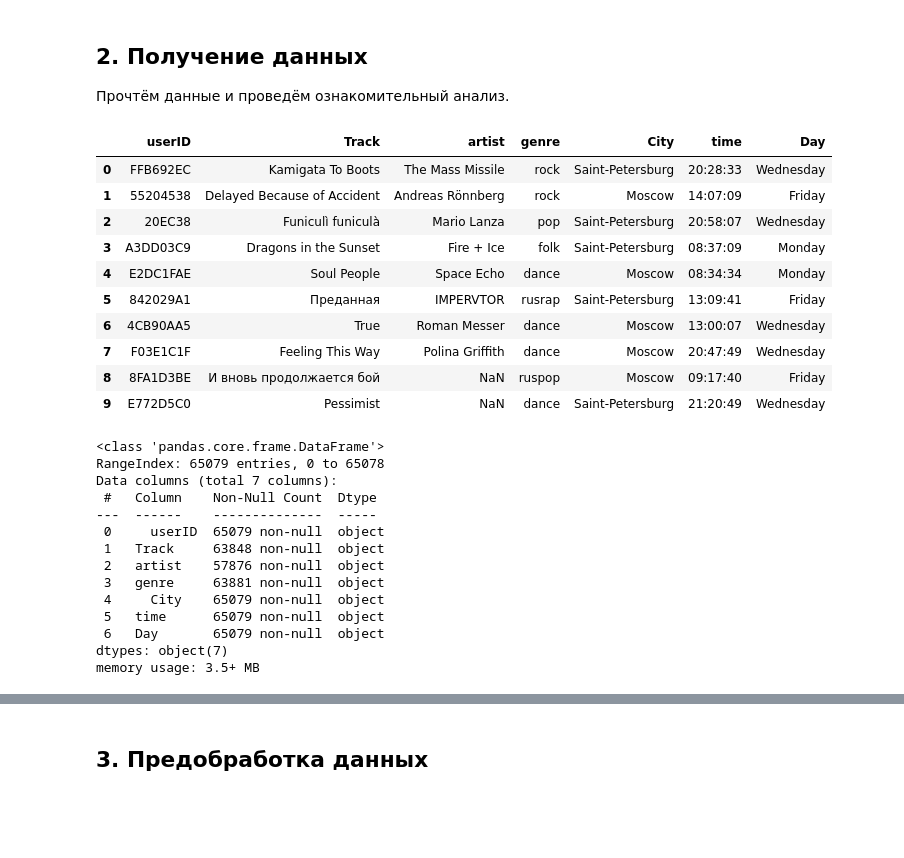
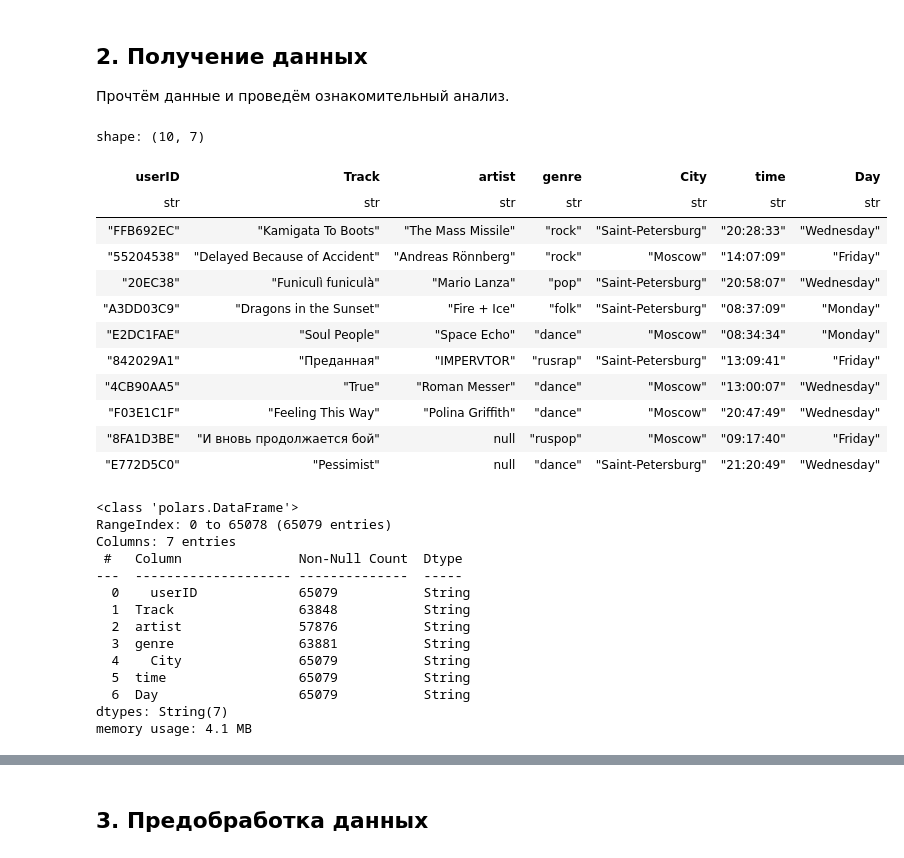
Before and after one commit to vagan-avagyan/yandex_practicum_ds, a Jupyter notebook: Projects. 1. Base Python.ipynb, the cells around one changed output, grey strips where cells are left out. Drawn from its saved outputs; the diff is of its cells as text; code cells hidden in the pictures; blank space fills up the shorter version.

Commit message:
change pandas to polars

```diff
--- a/Projects. 1. Base Python.ipynb
+++ b/Projects. 1. Base Python.ipynb
@@ -39,36 +34,45 @@ import pandas as pd
-# %%
-df = pd.read_csv('data/yandex_music_project.csv')
-
-df.head(10)
-# %% [output]
-|  | userID | Track | artist | genre | City | time | Day |
-| 0 | FFB692EC | Kamigata To Boots | The Mass Missile | rock | Saint-Petersburg | 20:28:33 | Wednesday |
-| 1 | 55204538 | Delayed Because of Accident | Andreas Rönnberg | rock | Moscow | 14:07:09 | Friday |
-| 2 | 20EC38 | Funiculì funiculà | Mario Lanza | pop | Saint-Petersburg | 20:58:07 | Wednesday |
-| 3 | A3DD03C9 | Dragons in the Sunset | Fire + Ice | folk | Saint-Petersburg | 08:37:09 | Monday |
-| 4 | E2DC1FAE | Soul People | Space Echo | dance | Moscow | 08:34:34 | Monday |
-| 5 | 842029A1 | Преданная | IMPERVTOR | rusrap | Saint-Petersburg | 13:09:41 | Friday |
-| 6 | 4CB90AA5 | True | Roman Messer | dance | Moscow | 13:00:07 | Wednesday |
-| 7 | F03E1C1F | Feeling This Way | Polina Griffith | dance | Moscow | 20:47:49 | Wednesday |
-| 8 | 8FA1D3BE | И вновь продолжается бой | NaN | ruspop | Moscow | 09:17:40 | Friday |
-| 9 | E772D5C0 | Pessimist | NaN | dance | Saint-Petersburg | 21:20:49 | Wednesday |
-# %%
-df.info()
-# %% [output]
-<class 'pandas.core.frame.DataFrame'>
-RangeIndex: 65079 entries, 0 to 65078
-Data columns (total 7 columns):
- #   Column    Non-Null Count  Dtype
----  ------    --------------  -----
- 0     userID  65079 non-null  object
- 1   Track     63848 non-null  object
- 2   artist    57876 non-null  object
- 3   genre     63881 non-null  object
- 4     City    65079 non-null  object
- 5   time      65079 non-null  object
- 6   Day       65079 non-null  object
-dtypes: object(7)
-memory usage: 3.5+ MB
+# %%
+import polars as pl
+pl.Config.set_fmt_str_lengths(100)
+pl.Config.set_tbl_rows(20);
+
+from common_functions.data_research_functions import pl_info
+# %%
+# Используем scan_csv для ленивой загрузки (быстрее на больших файлах)
+df = pl.scan_csv('data/yandex_music_project.csv').collect()
+
+df.head(10)
+# %% [output]
+shape: (10, 7)
+| userID | Track | artist | genre | City | time | Day |
+| str | str | str | str | str | str | str |
+| "FFB692EC" | "Kamigata To Boots" | "The Mass Missile" | "rock" | "Saint-Petersburg" | "20:28:33" | "Wednesday" |
+| "55204538" | "Delayed Because of Accident" | "Andreas Rönnberg" | "rock" | "Moscow" | "14:07:09" | "Friday" |
+| "20EC38" | "Funiculì funiculà" | "Mario Lanza" | "pop" | "Saint-Petersburg" | "20:58:07" | "Wednesday" |
+| "A3DD03C9" | "Dragons in the Sunset" | "Fire + Ice" | "folk" | "Saint-Petersburg" | "08:37:09" | "Monday" |
+| "E2DC1FAE" | "Soul People" | "Space Echo" | "dance" | "Moscow" | "08:34:34" | "Monday" |
+| "842029A1" | "Преданная" | "IMPERVTOR" | "rusrap" | "Saint-Petersburg" | "13:09:41" | "Friday" |
+| "4CB90AA5" | "True" | "Roman Messer" | "dance" | "Moscow" | "13:00:07" | "Wednesday" |
+| "F03E1C1F" | "Feeling This Way" | "Polina Griffith" | "dance" | "Moscow" | "20:47:49" | "Wednesday" |
+| "8FA1D3BE" | "И вновь продолжается бой" | null | "ruspop" | "Moscow" | "09:17:40" | "Friday" |
+| "E772D5C0" | "Pessimist" | null | "dance" | "Saint-Petersburg" | "21:20:49" | "Wednesday" |
+# %%
+pl_info(df)
+# %% [output]
+<class 'polars.DataFrame'>
+RangeIndex: 0 to 65078 (65079 entries)
+Columns: 7 entries
+ #   Column               Non-Null Count  Dtype
+---  -------------------- --------------  -----
+  0    userID             65079           String
+  1  Track                63848           String
+  2  artist               57876           String
+  3  genre                63881           String
+  4    City               65079           String
+  5  time                 65079           String
+  6  Day                  65079           String
+dtypes: String(7)
+memory usage: 4.1 MB
 # %% [markdown]
 **Выводы:**
 
```
Also changed, not shown: parts of 66 cells of this notebook, 2 other files.
